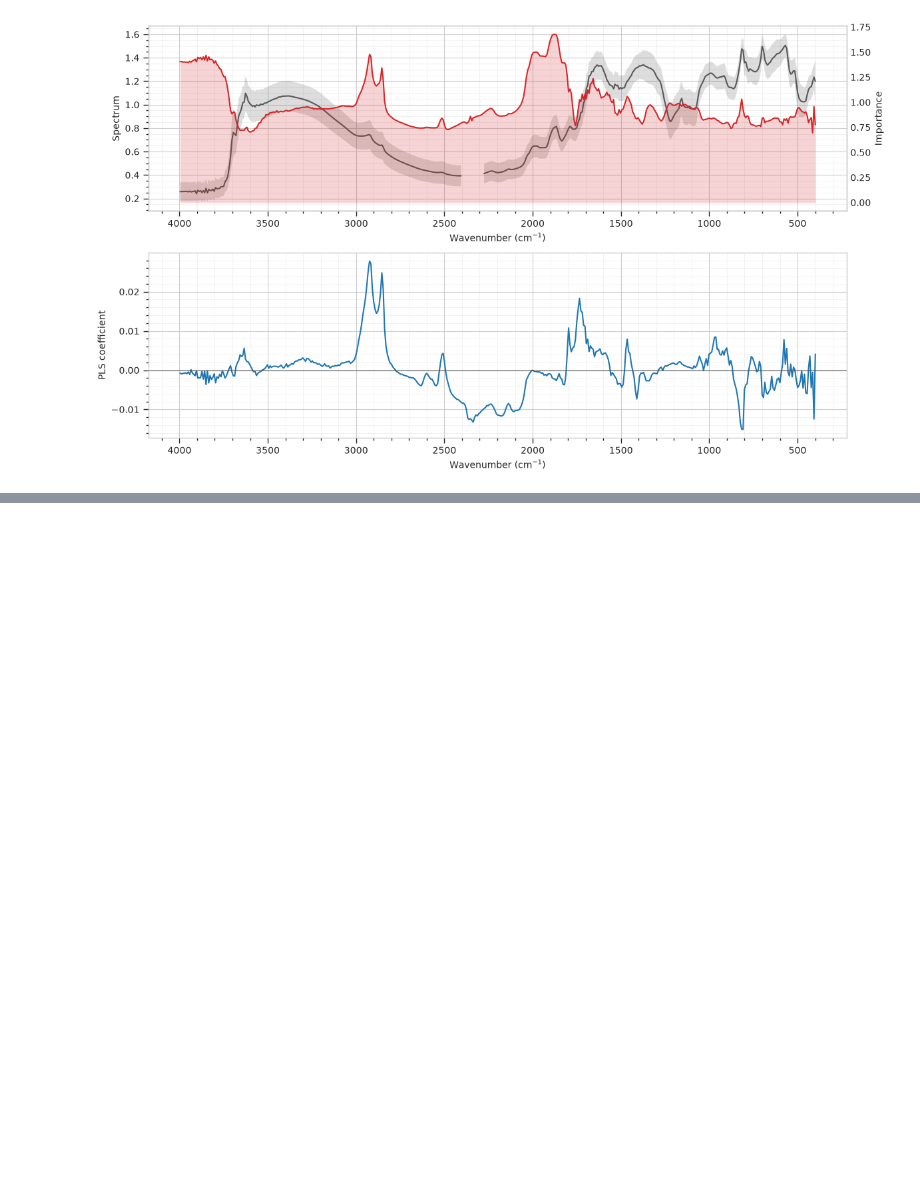
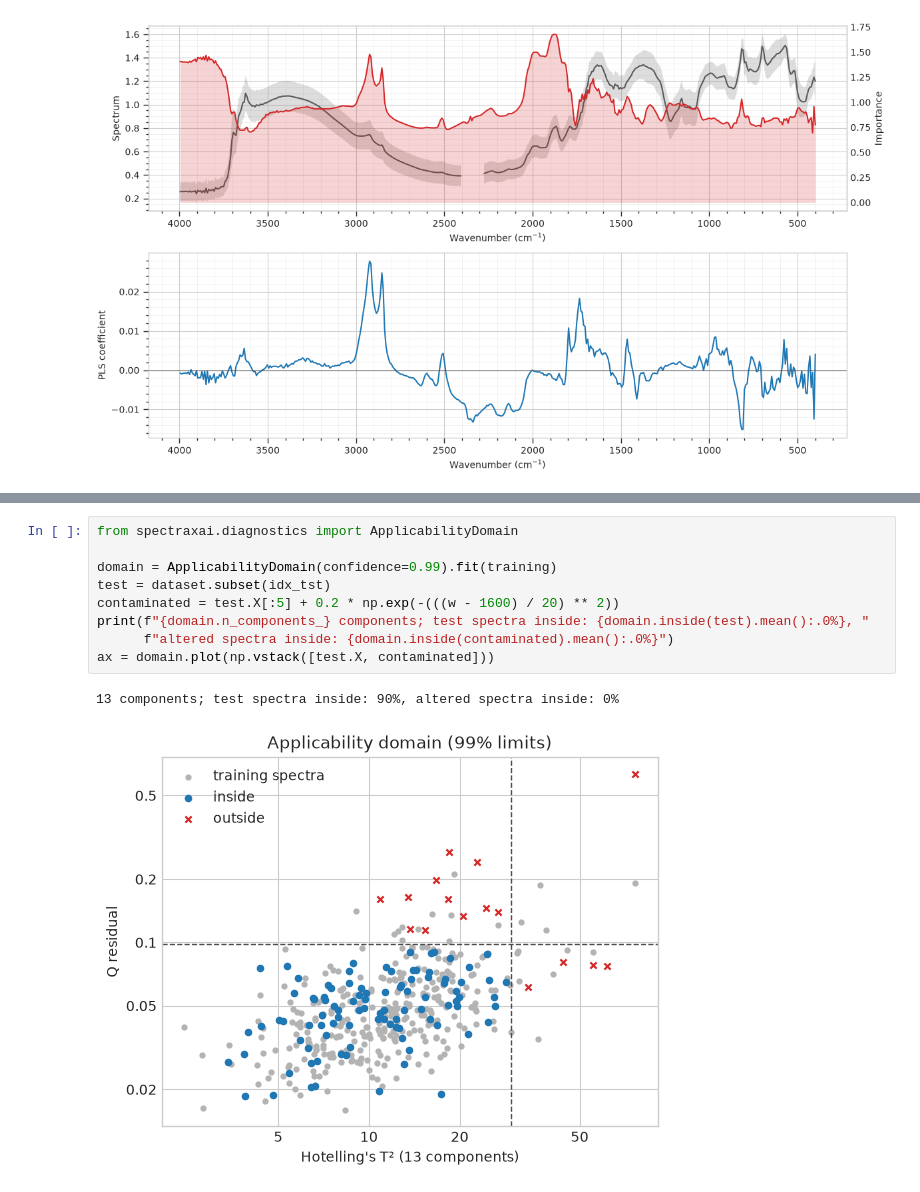
Before and after one commit to tsakiridis/spectra-xai, a Jupyter notebook: examples/mirSpectra.ipynb, the cells around one changed output, grey strips where cells are left out. Drawn from its saved outputs; the diff is of its cells as text; blank space fills up the shorter version.

```diff
--- a/examples/mirSpectra.ipynb
+++ b/examples/mirSpectra.ipynb
@@ -138,0 +143,12 @@ with style():
+# %%
+from spectraxai.diagnostics import ApplicabilityDomain
+
+domain = ApplicabilityDomain(confidence=0.99).fit(training)
+test = dataset.subset(idx_tst)
+contaminated = test.X[:5] + 0.2 * np.exp(-(((w - 1600) / 20) ** 2))
+print(f"{domain.n_components_} components; test spectra inside: {domain.inside(test).mean():.0%}, "
+      f"altered spectra inside: {domain.inside(contaminated).mean():.0%}")
+ax = domain.plot(np.vstack([test.X, contaminated]))
+# %% [output]
+13 components; test spectra inside: 90%, altered spectra inside: 0%
+[figure, added]
```
Also changed, not shown: parts of 3 cells of this notebook, 16 other files.
